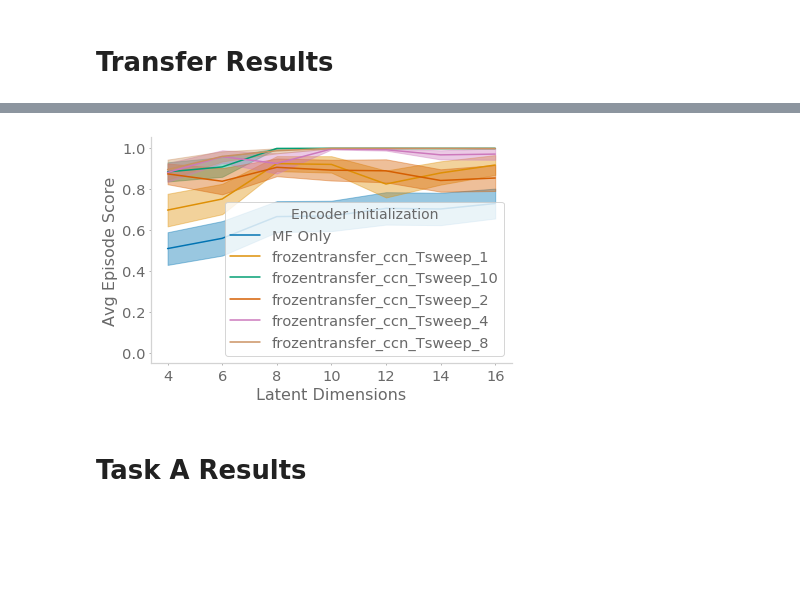
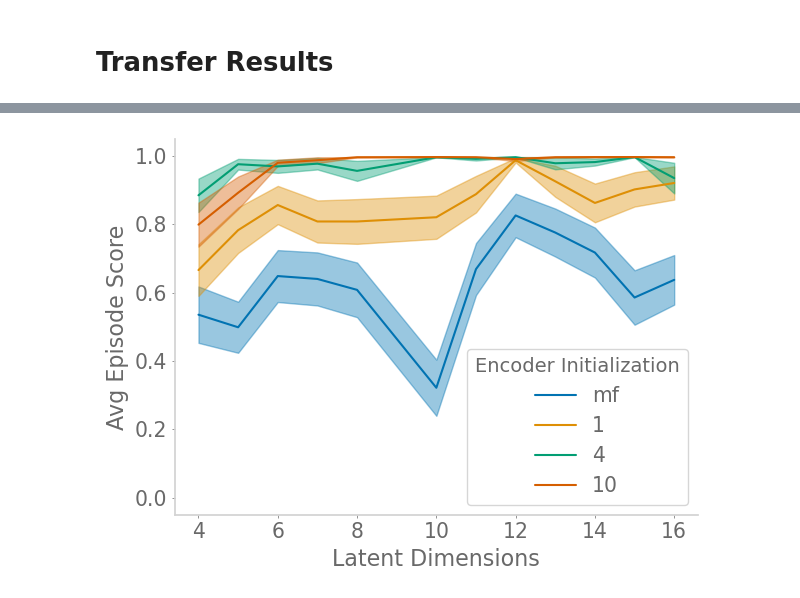
Before and after one commit to chingf/auxrl, a Jupyter notebook: notebooks/05-foraging-summary-statistics.ipynb, the cells around one changed output, grey strips where cells are left out. Drawn from its saved outputs; the diff is of its cells as text; code cells hidden in the pictures; blank space fills up the shorter version.

```diff
--- a/notebooks/05-foraging-summary-statistics.ipynb
+++ b/notebooks/05-foraging-summary-statistics.ipynb
@@ -62,6 +62,8 @@ def plotA(
         x_axis = zs#/26
         if colors is not None:
             color = colors[fname_idx]
+        else:
+            color = None
         ax.plot(x_axis, line, label=fname, color=color)
         ax.fill_between(x_axis, shading_lower, shading_upper, alpha=0.4,color=color)
     plt.ylabel('Avg Episode Score')
@@ -88,8 +171,7 @@ transfer_data = {
     'fname': [], 'z': [], 'steps': []
     }
 for z in zs:
-    transfer_dir = f'frozentransfer_ccn_Tsweep_dm_dim{z}'
-    #transfer_dir = f'frozentransfer_foragingT2_dm_dim{z}'
+    transfer_dir = f'frozentransfer_SRWeightSweep_dm_dim{z}'
     transfer_dir = f'{engram_dir}pickles/{transfer_dir}/'
     if not os.path.exists(transfer_dir):
         continue
@@ -109,20 +191,7 @@ for z in zs:
             steps = valid_steps[idx]
             dim = dimensionality_tracking[idx]
             fname = fnames[idx*multiple]
-            if fname.endswith('mb_only'):
-                fname = 'MB only'
-            elif 'mb' in fname:
-                fname = 'MB + Entropy'
-            elif 'mf' in fname:
-                fname = 'MF Only'
-            elif 'entro' in fname:
-                fname = 'Entropy'
-            elif 'clean' in fname:
-                fname = 'Random'
-            elif '_sr_' in fname and '.9' in fname:
-                fname = 'SR'
-            elif '_sr_' in fname:
-                fname = f'SR $\gamma={fname[-3:]}$'
+            fname = fname.split('SRWeightSweep_')[-1]
             for epoch in range(len(perf)):
                 transfer_data['performance'].append(perf[epoch])
                 transfer_data['steps'].append(steps[epoch])
@@ -141,11 +209,9 @@ array(['MF Only', 'frozentransfer_ccn_Tsweep_1',
 # %%
 plotA(transfer_df, 'performance', 38, smooth_line=True, smooth_n=3,
-      #fnames=['MF Only', 'Entropy', 'MB + Entropy', 'SR'],
+      fnames=['mf', '1', '4', '10'],
       smooth_plot=False,
       figname='decodersize_transfer_late', legend_title='Encoder Initialization',
       colors=['C0', 'C1', 'C2', 'C3', 'C4', 'C5']
      )
 # %% [output]
-[figure, old version]
+[figure, new version]
-# %% [markdown]
-# Task A Results
```
Also changed, not shown: parts of 10 cells of this notebook, 2 other files.
